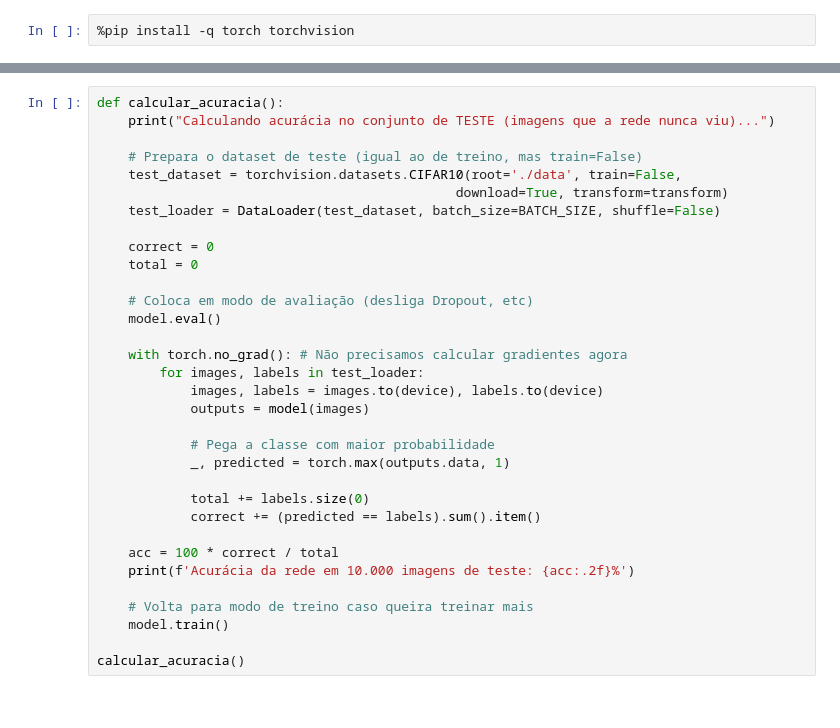
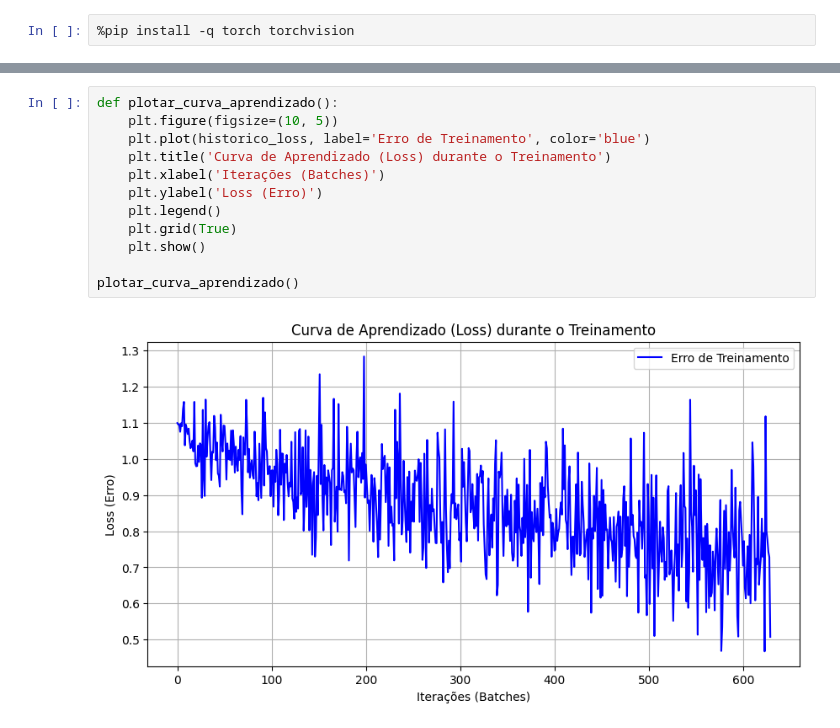
Before and after one commit to IgorGMMazo/AMS, a Jupyter notebook: Códigos/ANZ.ipynb, the cells around one changed output, grey strips where cells are left out. Cells and saved outputs as stored; diff of their text form.

```diff
--- a/Códigos/ANZ.ipynb
+++ b/Códigos/ANZ.ipynb
@@ -181,33 +246,14 @@ print("Treinamento concluído!")
 # %%
-def calcular_acuracia():
-    print("Calculando acurácia no conjunto de TESTE (imagens que a rede nunca viu)...")
+def plotar_curva_aprendizado():
+    plt.figure(figsize=(10, 5))
+    plt.plot(historico_loss, label='Erro de Treinamento', color='blue')
+    plt.title('Curva de Aprendizado (Loss) durante o Treinamento')
+    plt.xlabel('Iterações (Batches)')
+    plt.ylabel('Loss (Erro)')
+    plt.legend()
+    plt.grid(True)
+    plt.show()
 
-    # Prepara o dataset de teste (igual ao de treino, mas train=False)
-    test_dataset = torchvision.datasets.CIFAR10(root='./data', train=False,
-                                              download=True, transform=transform)
-    test_loader = DataLoader(test_dataset, batch_size=BATCH_SIZE, shuffle=False)
-
-    correct = 0
-    total = 0
-
-    # Coloca em modo de avaliação (desliga Dropout, etc)
-    model.eval()
-
-    with torch.no_grad(): # Não precisamos calcular gradientes agora
-        for images, labels in test_loader:
-            images, labels = images.to(device), labels.to(device)
-            outputs = model(images)
-
-            # Pega a classe com maior probabilidade
-            _, predicted = torch.max(outputs.data, 1)
-
-            total += labels.size(0)
-            correct += (predicted == labels).sum().item()
-
-    acc = 100 * correct / total
-    print(f'Acurácia da rede em 10.000 imagens de teste: {acc:.2f}%')
-
-    # Volta para modo de treino caso queira treinar mais
-    model.train()
-
-calcular_acuracia()
+plotar_curva_aprendizado()
+# %% [output]
+[figure, added]
```
Also changed, not shown: parts of 17 cells of this notebook, 6 other files.
